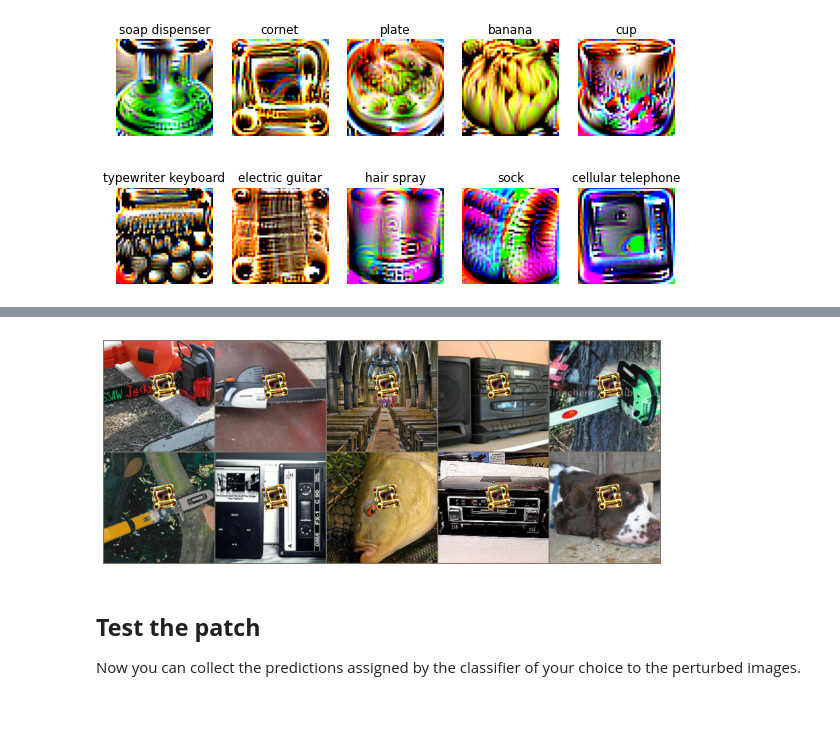
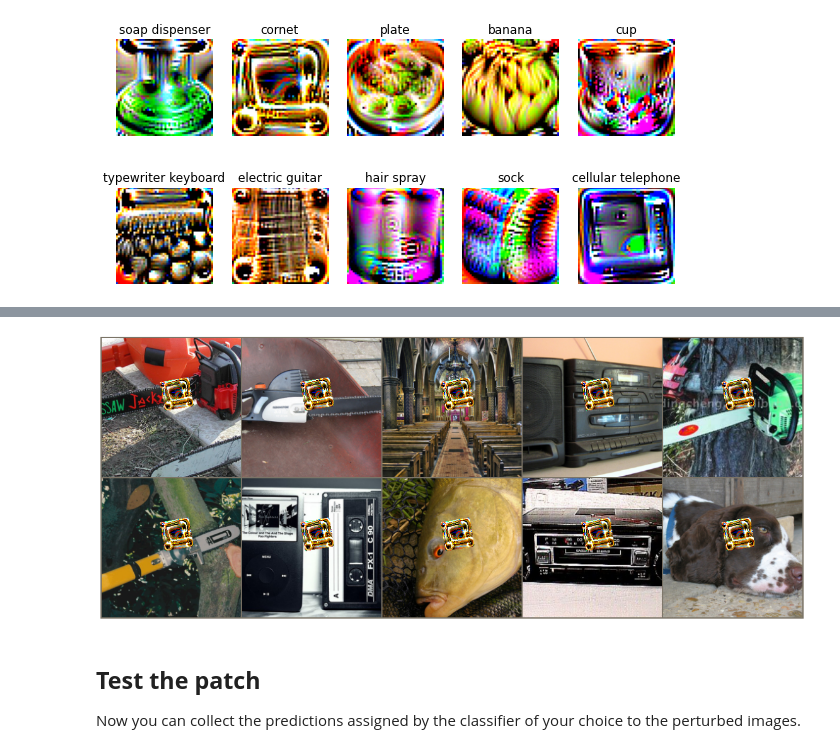
Before and after one commit to pralab/ImageNet-Patch, a Jupyter notebook: Imagenet_Patch_example.ipynb, the cells around one changed output, grey strips where cells are left out. Saved outputs shown, nothing was run; the diff lists cells and outputs as text; code cells hidden in the pictures; blank space fills up the shorter version.

```diff
--- a/Imagenet_Patch_example.ipynb
+++ b/Imagenet_Patch_example.ipynb
@@ -87,36 +86,35 @@ Once the patch is loaded you can instantiate the ApplyPatch module before the no
 # %%
 # Choose an integer in the range 0-9 to select the patch
 patch_id = 1
 patch = patches[patch_id]      # get the chosen patch
 target = targets[patch_id]
 
 # Instantiate the ApplyPatch module setting the patch and the affine transformation that will be applied
 apply_patch = ApplyPatch(patch, patch_size=info['patch_size'],
-                         translation_range=(.2, .2),    # translation fraction wrt image dimensions
-                         rotation_range=(-45, 45),             # maximum absolute value of the rotation in degree
+                         translation_range=(.2, .2),
+                         rotation_range=(-45, 45),
                          scale_range=(0.7, 1)           # scale range wrt image dimensions
                          )
 
 # For convenience the preprocessing steps are splitted to compute also the clean predictions
 normalizer = Normalize(mean=[0.485, 0.456, 0.406],
                        std=[0.229, 0.224, 0.225])
 patch_normalizer = Compose([apply_patch, normalizer])
 
 # Load the data
 preprocess = Compose([Resize(256), CenterCrop(224), ToTensor()])    # ensure images are 224x224
 dataset = ImageFolder(os.path.join(os.getcwd(), "assets/data"),
                       transform=preprocess,
                       target_transform=target_transforms)
 data_loader = DataLoader(dataset, batch_size=10, shuffle=True)
 x, y = next(iter(data_loader))  # load a mini-batch
 x_clean = normalizer(x)
 x_adv = patch_normalizer(x)
 
 from utils.visualization import show_batch_with_patch
-
-show_batch_with_patch(x_adv, transforms=patch_normalizer, figsize=(10, 5))
+show_batch_with_patch(x_adv, transforms=patch_normalizer, figsize=(20, 10))
 # %% [output]
-[figure, old version]
+[figure, new version]
 # %% [markdown]
 ## **Test the patch**
 
```
Also changed, not shown: parts of 12 cells of this notebook.
